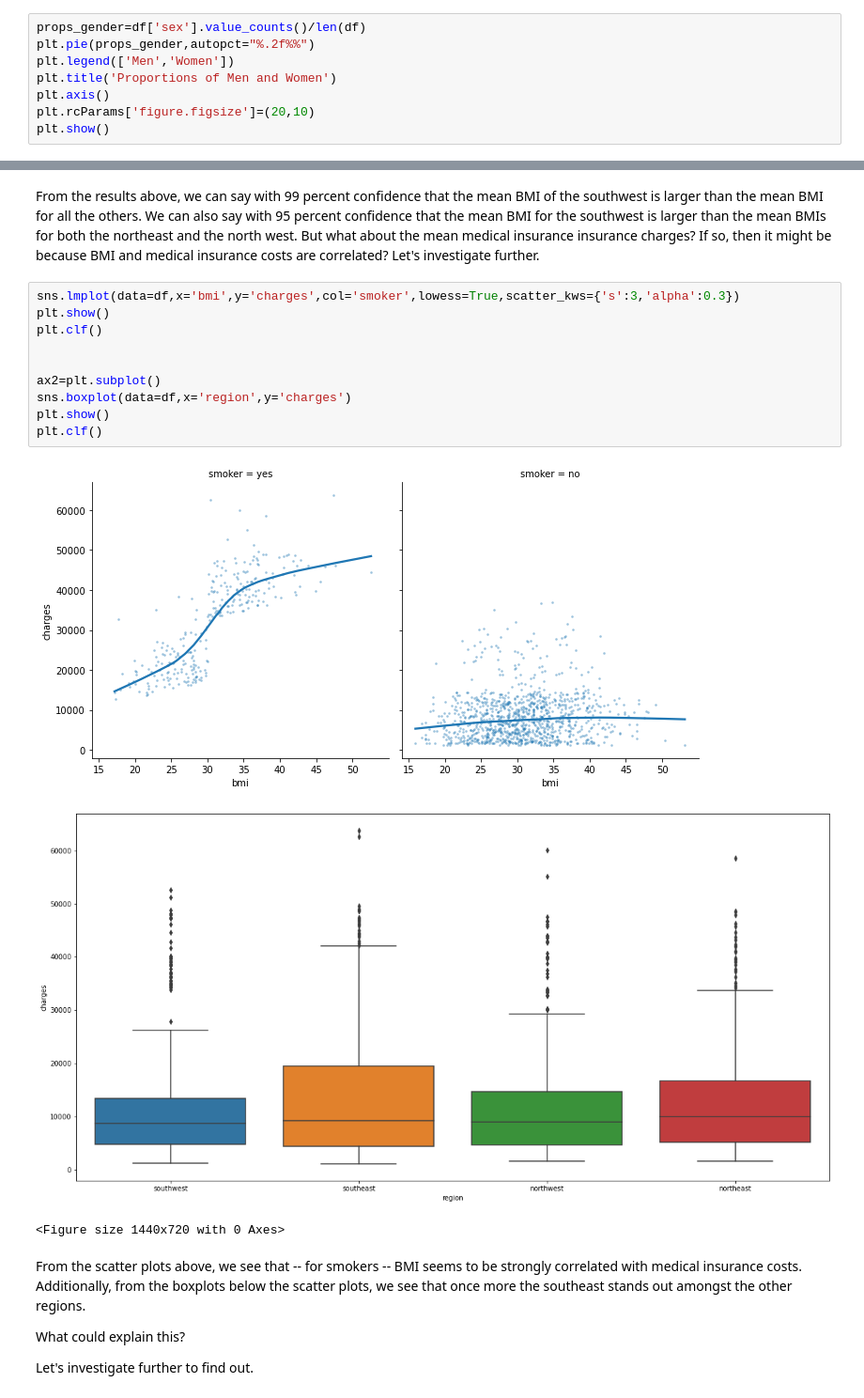
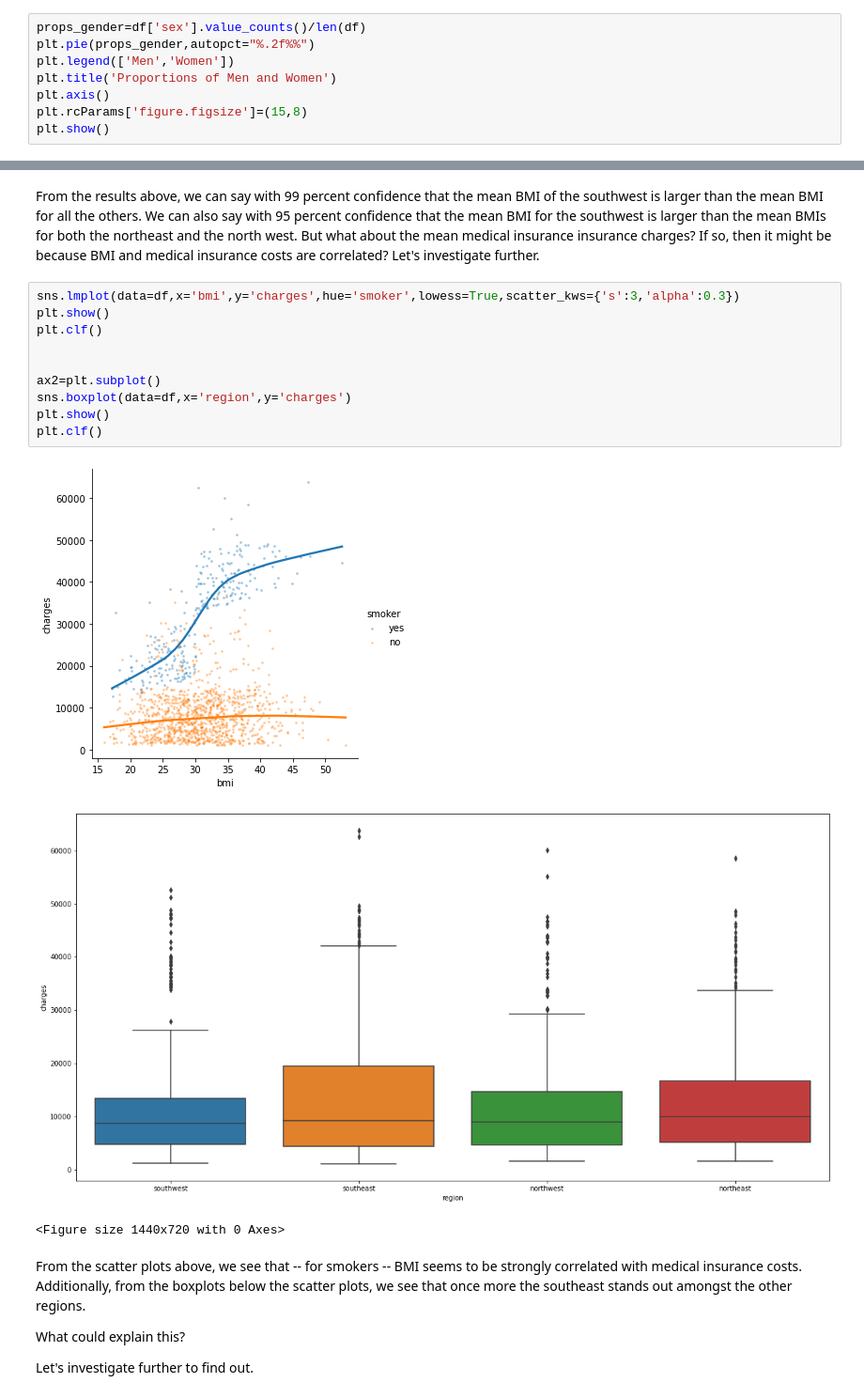
Before and after one commit to AbdullaK123/Portfolio, a Jupyter notebook: Medical_Insurance_Project.ipynb, the cells around one changed output, grey strips where cells are left out. Shown at 94% size. Saved outputs shown, nothing was run; the diff lists cells and outputs as text.

```diff
--- a/Medical_Insurance_Project.ipynb
+++ b/Medical_Insurance_Project.ipynb
@@ -90,7 +90,7 @@ plt.pie(props_gender,autopct="%.2f%%")
 plt.legend(['Men','Women'])
 plt.title('Proportions of Men and Women')
 plt.axis()
-plt.rcParams['figure.figsize']=(20,10)
+plt.rcParams['figure.figsize']=(15,8)
 plt.show()
 # %% [output]
 [figure]
@@ -496,17 +502,17 @@ southeast southwest  -2.7594  0.001 -4.1521 -1.3666   True
 # %% [markdown]
 From the results above, we can say with 99 percent confidence that the mean BMI of the southwest is larger than the mean BMI for all the others. We can also say with 95 percent confidence that the mean BMI for the southwest is larger than the mean BMIs for both the northeast and the north west. But what about the mean medical insurance insurance charges? If so, then it might be because BMI and medical insurance costs are correlated? Let's investigate further.
 # %%
-sns.lmplot(data=df,x='bmi',y='charges',col='smoker',lowess=True,scatter_kws={'s':3,'alpha':0.3})
+sns.lmplot(data=df,x='bmi',y='charges',hue='smoker',lowess=True,scatter_kws={'s':3,'alpha':0.3})
 plt.show()
 plt.clf()
 
 
 ax2=plt.subplot()
 sns.boxplot(data=df,x='region',y='charges')
 plt.show()
 plt.clf()
 # %% [output]
-[figure, old version]
+[figure, new version]
 [figure]
 <Figure size 1440x720 with 0 Axes>
 # %% [markdown]
```
Also changed, not shown: parts of 9 cells of this notebook.
